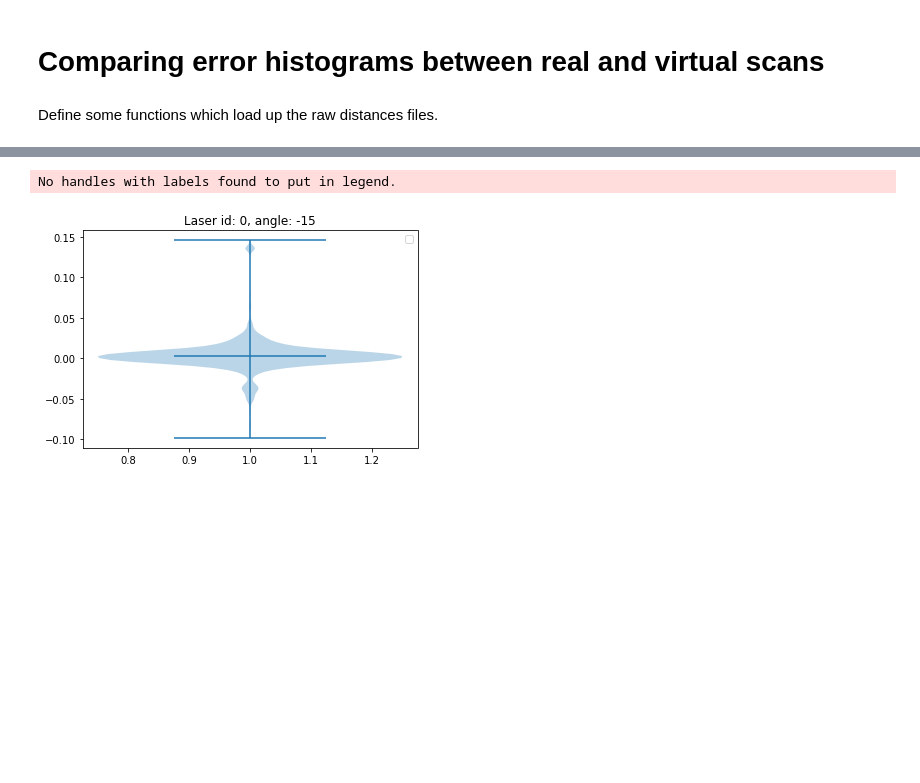
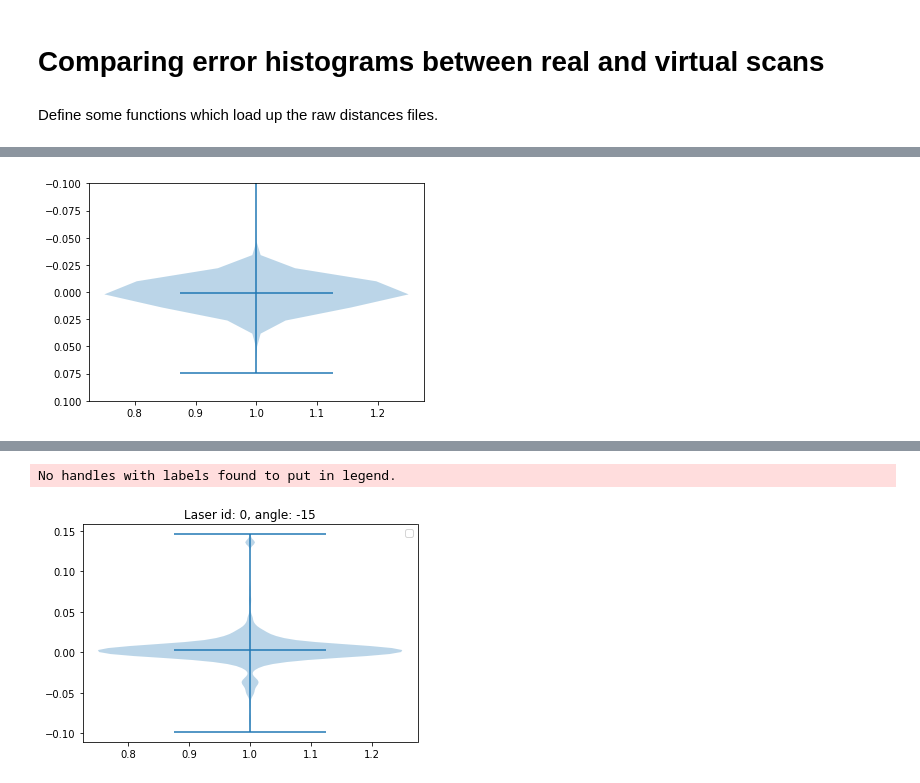
Before and after one commit to branislavjenco/thesis-code, a Jupyter notebook: histograms.ipynb, the cells around one changed output, grey strips where cells are left out. Cells and saved outputs as stored; diff of their text form; code cells hidden in the pictures; blank space fills up the shorter version.

```diff
--- a/histograms.ipynb
+++ b/histograms.ipynb
@@ -28,3 +28,6 @@ def get_errors_per_laser(run):
 # %%
 real_distances = load_measurement_files_per_distance("/home/branislav/repos/github_indoor++/pcds/error_measurements/distances/5m_*floor.txt")
 virtual_distances = load_measurement_files_per_distance("/home/branislav/repos/thesis/virtual_error_measurements/default_blensor_error_without_correction/5m_0*wall_with_angles.txt")
+# %%
+all_real_distances = load_measurement_files_per_distance("/home/branislav/repos/github_indoor++/pcds/error_measurements/distances/*m_*wall.txt")
+all_real_distances
@@ -30,0 +48,6 @@ virtual_distances = load_measurement_files_per_distance("/home/branislav/repos/t
+# %%
+plt.violinplot(all_real_distances[:, 0], showmeans=True)
+plt.ylim(0.1, -0.1)
+plt.show()
+# %% [output]
+[figure, added]
```
Also changed, not shown: parts of 6 cells of this notebook, 8 other files.
